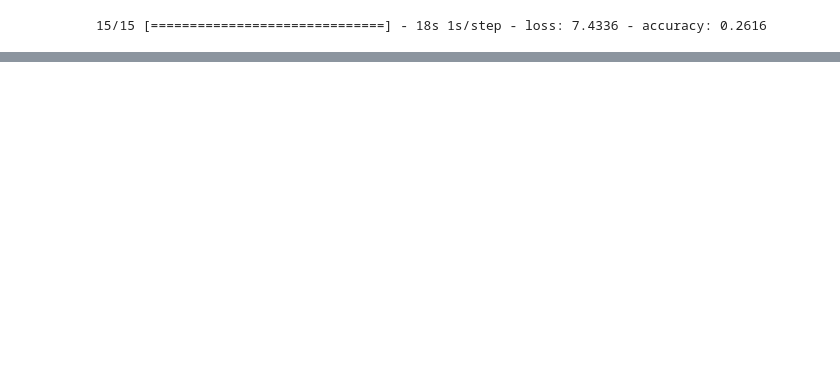
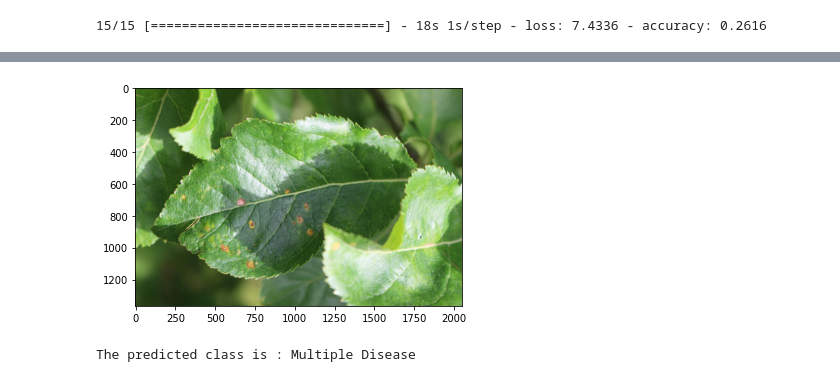
Before and after one commit to kamlesPande/ISE535PythonProject, a Jupyter notebook: Plant_Pathology_Detection_Using_TF_COLAB.ipynb, the cells around one changed output, grey strips where cells are left out. Cells and saved outputs as stored; diff of their text form; code cells hidden in the pictures; blank space fills up the shorter version.

Commit message:
Update Plant_Pathology_Detection_Using_TF_COLAB.ipynb
Updated 535

```diff
--- a/Plant_Pathology_Detection_Using_TF_COLAB.ipynb
+++ b/Plant_Pathology_Detection_Using_TF_COLAB.ipynb
@@ -1287,0 +1313,51 @@ Epoch 00003: val_accuracy did not improve from 0.26164
+# %%
+def image_preprocess(imgPath):
+  img = cv2.imread(imgPath)
+  img = cv2.cvtColor(img, cv2.COLOR_BGR2RGB)
+  return cv2.resize(img/255.0, (224,224)).reshape(-1,224,224,3)
+
+# def predictImageClass(imgPath):
+#   return MODEL.layers[7](MODEL.layers[6](MODEL.layers[5](MODEL.layers[4](MODEL.layers[3](MODEL.layers[2](MODEL.layers[1](MODEL.layers[0](image_preprocess(imgPath))))))))).numpy()[0]
+
+testImgPath = os.path.join(root, "test", "Test_0.jpg")
+fig = make_subplots(rows = 2, cols=2)
+predictions = MODEL.predict(image_preprocess(testImgPath))
+
+colors = {"Healthy":px.colors.qualitative.Plotly[0], "Scab":px.colors.qualitative.Plotly[0], "Rust":px.colors.qualitative.Plotly[0], "Multiple diseases":px.colors.qualitative.Plotly[0]}
+
+if np.argmax(predictions.tolist()) == 0:
+  pred = "Healthy"
+if np.argmax(predictions.tolist()) == 1:
+  pred = "Multiple diseases"
+if np.argmax(predictions.tolist()) == 2:
+  pred = "Rust"
+if np.argmax(predictions.tolist()) == 3:
+  pred = "Scab"
+
+colors[pred] = px.colors.qualitative.Plotly[1]
+colors["Rust"] = "seagreen"
+colors = [colors[val] for val in colors.keys()]
+fig.add_trace(go.Image(z=image_preprocess(testImgPath)), row=1, col=1)
+fig.add_trace(go.Bar(x=["Healthy", "Multiple diseases", "Rust", "Scab"], y=predictions, marker=dict(color=colors)), row=1, col=2)
+fig.update_layout(height=1200, width=800, title_text="EfficientNet Predictions", showlegend=False)
+fig.show(renderer="colab")
+# %%
+def image_preprocess(imgPath):
+  img = cv2.imread(imgPath)
+  img = cv2.cvtColor(img, cv2.COLOR_BGR2RGB)
+  plt.imshow(img)
+  plt.axis("on")
+  return cv2.resize(img/255.0, (224,224)).reshape(-1,224,224,3)
+
+# def predictImageClass(imgPath):
+#   return MODEL.layers[7](MODEL.layers[6](MODEL.layers[5](MODEL.layers[4](MODEL.layers[3](MODEL.layers[2](MODEL.layers[1](MODEL.layers[0](image_preprocess(imgPath))))))))).numpy()[0]
+
+testImgPath = os.path.join(root, "test", "Test_1.jpg")
+predictions = MODEL.predict(image_preprocess(testImgPath))
+# %% [output]
+[figure, added]
+# %%
+className = ["Healthy", "Multiple Disease", "Rust", "Scab"]
+print("The predicted class is : {}\n".format(className[np.argmax(predictions)]))
+# %% [output]
+The predicted class is : Multiple Disease
```
Also changed, not shown: parts of 4 cells of this notebook.
